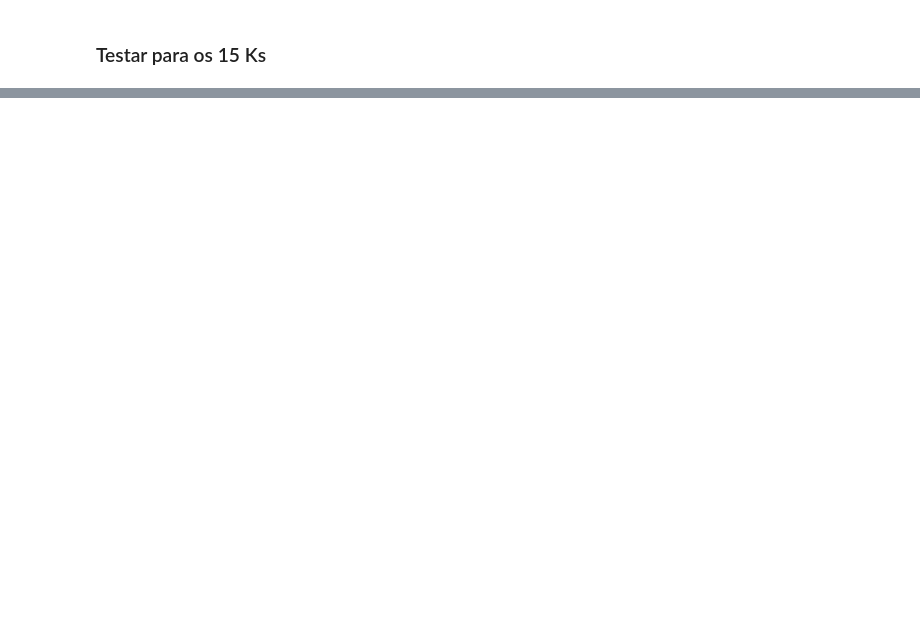
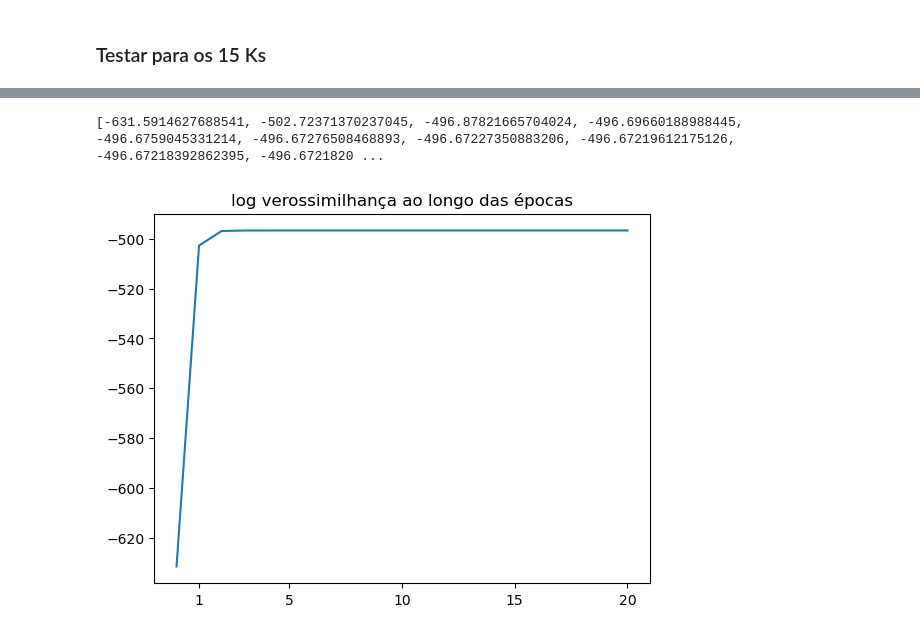
Before and after one commit to Lucasaraga0/ama_prob, a Jupyter notebook: amaprob_trab3/lista3.ipynb, the cells around one changed output, grey strips where cells are left out. Cells and saved outputs as stored; diff of their text form; code cells hidden in the pictures; blank space fills up the shorter version.

```diff
--- a/amaprob_trab3/lista3.ipynb
+++ b/amaprob_trab3/lista3.ipynb
@@ -170,0 +317,9 @@ for i in range(1,16):
+# %%
+print(modelaic.log_likelihood_history)
+plt.plot(modelaic.log_likelihood_history)
+plt.title("log verossimilhança ao longo das épocas")
+plt.xticks([1,5,10,15,20])
+plt.show()
+# %% [output]
+[-631.5914627688541, -502.72371370237045, -496.87821665704024, -496.69660188988445, -496.6759045331214, -496.67276508468893, -496.67227350883206, -496.67219612175126, -496.67218392862395, -496.6721820 ...
+[figure, added]
```
Also changed, not shown: parts of 27 cells of this notebook, 4 other files.
